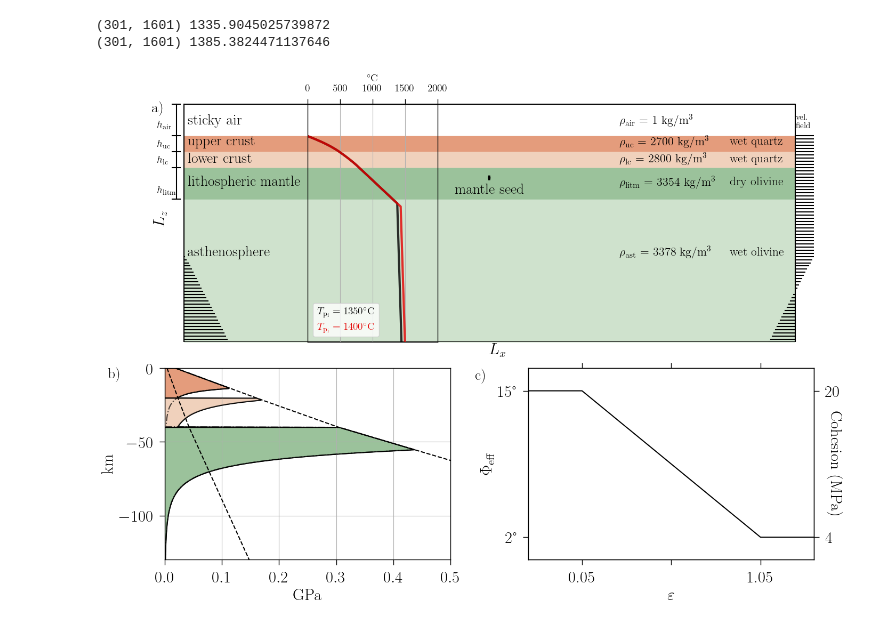
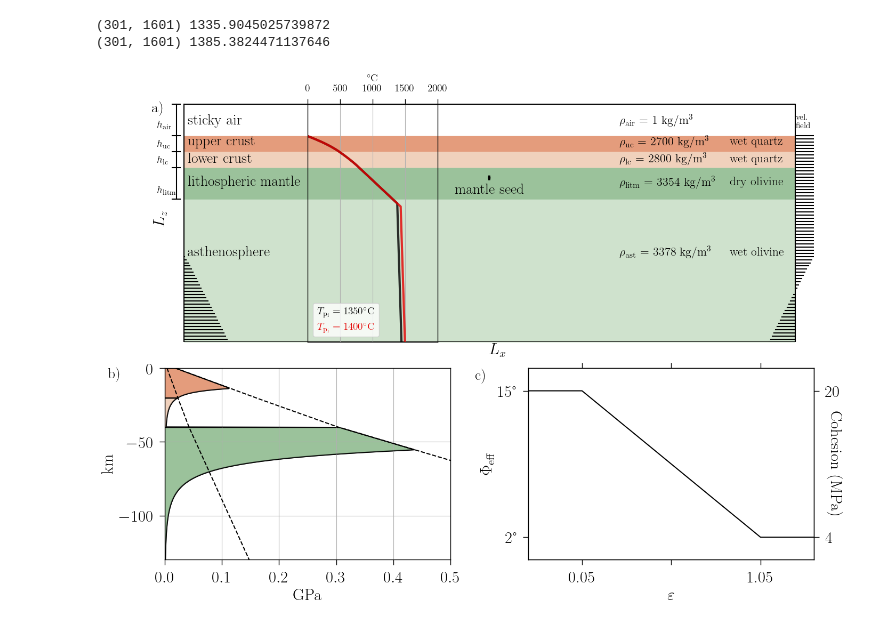
Before and after one commit to jopmas/scripts, a Jupyter notebook: Num_Setup_RFT_ACC.ipynb, the cells around one changed output. Cells and saved outputs as stored; diff of their text form; code cells hidden in the pictures.

Commit message:
correct surface plots in single plots and create RFT_DT230_TP1350oC scenarios

```diff
--- a/Num_Setup_RFT_ACC.ipynb
+++ b/Num_Setup_RFT_ACC.ipynb
@@ -510,8 +510,11 @@ axs['B'].text(-0.2, 0.97, 'b)', color='k', fontsize=20,
         horizontalalignment='left', verticalalignment='center',
         transform=axs['B'].transAxes)
 
-colors = ['black','black']
-lines = ['-.', '-']
+# colors = ['black','black']
+# lines = ['-.', '-']
+
+colors = ['black']
+lines = ['-']
 
 for clc, color, line in zip(Cslc, colors, lines):
     C[lc] = clc
@@ -523,7 +526,7 @@ for clc, color, line in zip(Cslc, colors, lines):
     sigma_v[cond]=sigma_max[cond]
     axs['B'].plot(sigma_v/1.0E9, -z_yse/1000, linestyle=line, color=color, alpha=0.7)
 
-    if clc==Cslc[-1]:
+    if clc==Cslc[0]:
         cr = 255.
         color_uc = (228./cr, 156./cr, 124./cr)
         color_lc = (240./cr, 209./cr, 188./cr)
@@ -567,31 +570,31 @@ plt.rc('xtick', labelsize=label_size)
 plt.rc('ytick', labelsize=label_size)
 
 axs['C'].text(-0.05, 16, "c)", size=20)
 
 # xdata = np.array([0, 0.05, 1.05, 1.1])
 xdata = np.array([0, 0.25, 0.75, 1.0])
 ydata = np.array([15, 15, 2, 2])
 
 axs['C'].plot(xdata, ydata, 'k-')
 
 axs['C'].set_xlim([0.10, 0.9])
 axs['C'].set_ylim([0, 17])
 axs['C'].set_xticks([0.25, 0.5, 0.75])
 axs['C'].set_xticklabels([0.05, ' ', 1.05])
 axs['C'].tick_params('x', top=True, labeltop=False)
 axs['C'].set_xlabel(r"$\varepsilon$", fontsize=label_size)
 
 axs['C'].set_yticks([2, 15])
 axs['C'].set_yticklabels(['2°', '15°'])
 axs['C'].set_ylabel('$\Phi_{\mathrm{eff}}$', fontsize=label_size)
 
 ax_aux = axs['C'].twinx()
 ax_aux.set_ylim([0, 17])
 ax_aux.set_yticks([2, 15])
 ax_aux.set_yticklabels([4, 20])
 ax_aux.set_ylabel('Cohesion (MPa)', fontsize=label_size, rotation=270)
 
 fig.savefig('out/' + "NumSetup_Doc_RFT_ACC.pdf", dpi=400, bbox_inches='tight')
 fig.savefig('out/' + "NumSetup_Doc_RFT_ACC.png", dpi=400, bbox_inches='tight')
 # %% [output]
-[figure, old version]
+[figure, new version]
```
Also changed, not shown: 9 other files.
